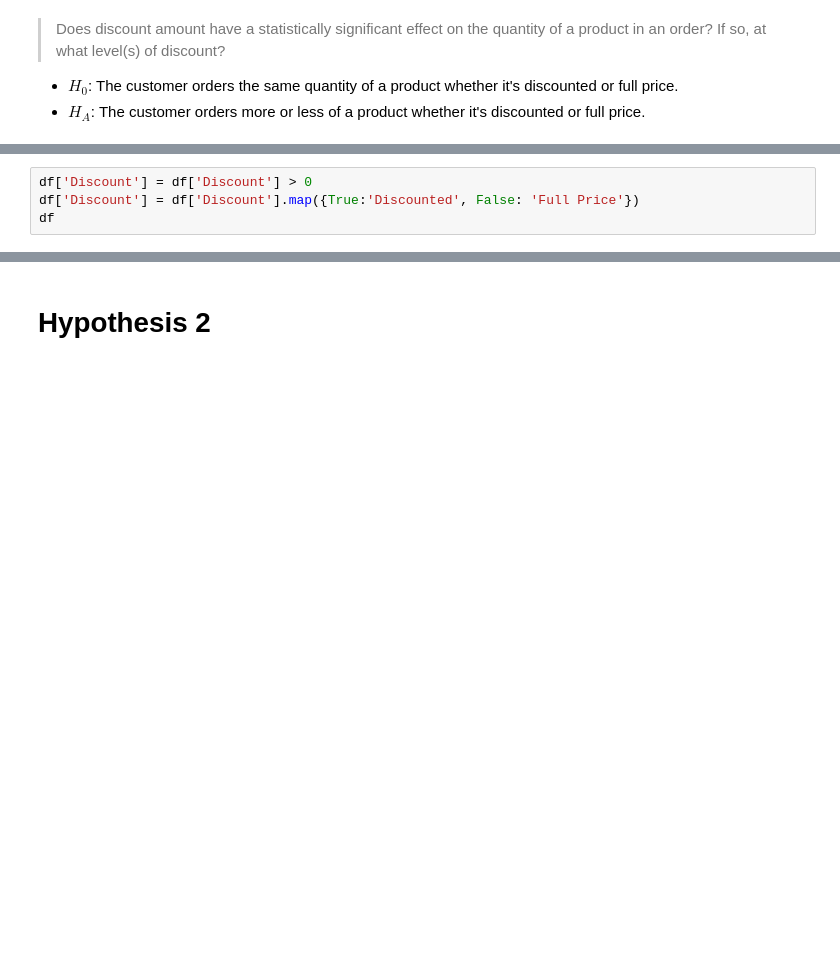
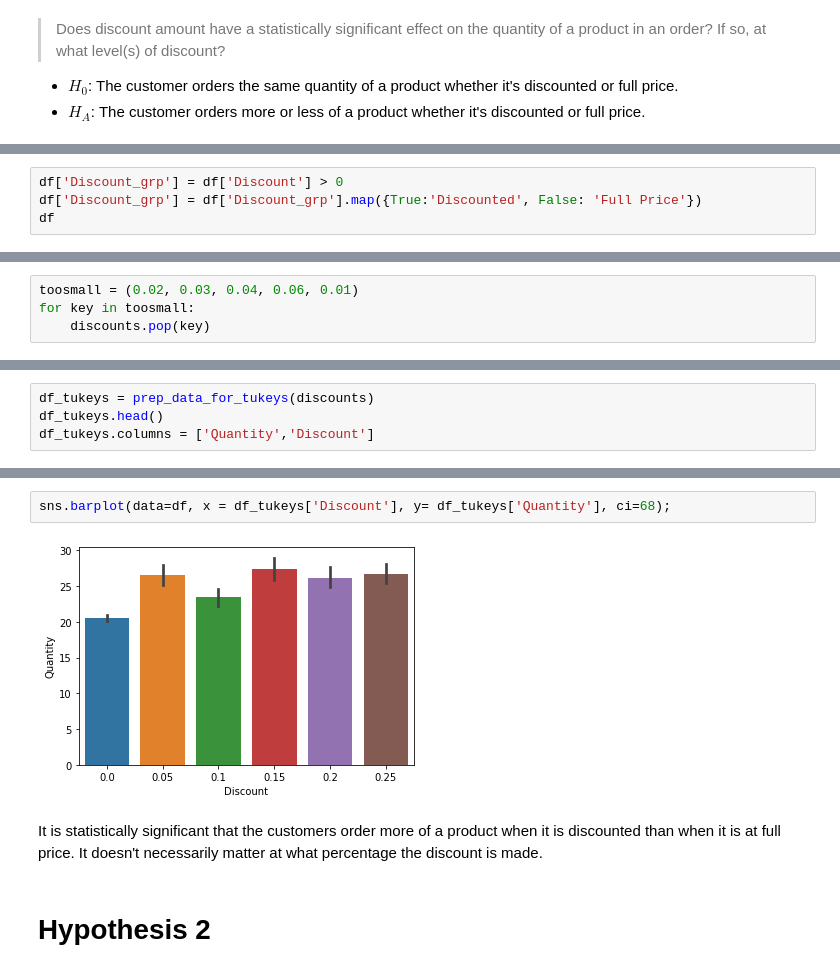
Before and after one commit to ohsusanna93/hypothesis_testing_workflow_python, a Jupyter notebook: student.ipynb, the cells around one changed output, grey strips where cells are left out. Drawn from its saved outputs; the diff is of its cells as text; blank space fills up the shorter version.

```diff
--- a/student.ipynb
+++ b/student.ipynb
@@ -189,4 +230,4 @@ df = pd.DataFrame(cur.fetchall(), columns = col_names)
 # %%
-df['Discount'] = df['Discount'] > 0
-df['Discount'] = df['Discount'].map({True:'Discounted', False: 'Full Price'})
+df['Discount_grp'] = df['Discount'] > 0
+df['Discount_grp'] = df['Discount_grp'].map({True:'Discounted', False: 'Full Price'})
 df
@@ -226,0 +338,4 @@ print(f"There are {len(discounts['Discounted'])} discounted items.")
+# %%
+toosmall = (0.02, 0.03, 0.04, 0.06, 0.01)
+for key in toosmall:
+    discounts.pop(key)
@@ -233,0 +391,4 @@ stats.levene(*data)
+# %%
+df_tukeys = prep_data_for_tukeys(discounts)
+df_tukeys.head()
+df_tukeys.columns = ['Quantity','Discount']
@@ -234,3 +417,9 @@ stats.levene(*data)
+# %%
+sns.barplot(data=df, x = df_tukeys['Discount'], y= df_tukeys['Quantity'], ci=68);
+# %% [output]
+[figure, added]
+# %% [markdown]
+It is statistically significant that the customers order more of a product when it is discounted than when it is at full price. It doesn't necessarily matter at what percentage the discount is made.
 # %% [markdown]
 # Hypothesis 2
 # %% [markdown]
```
Also changed, not shown: parts of 79 cells of this notebook, 1 other file.
